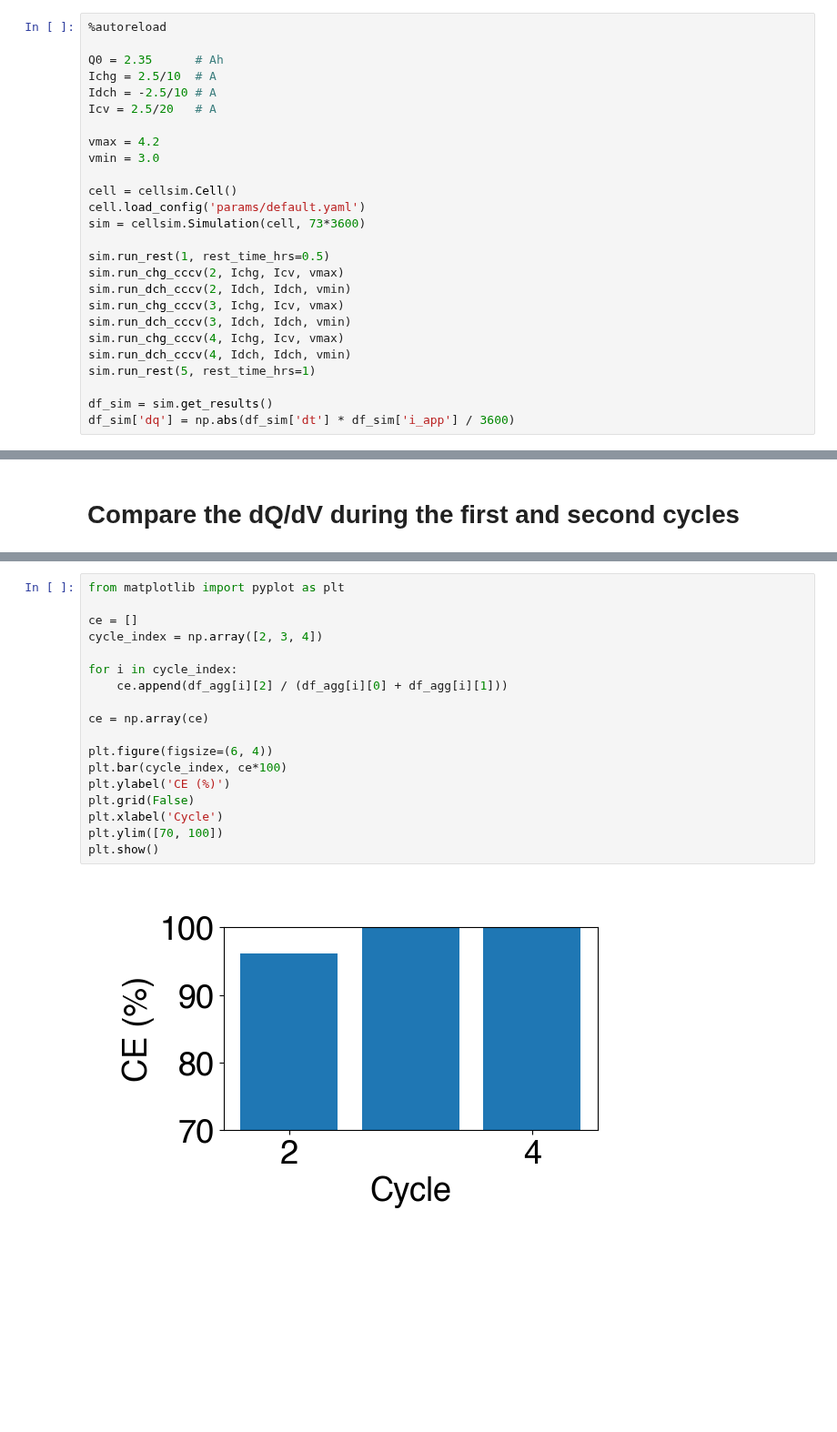
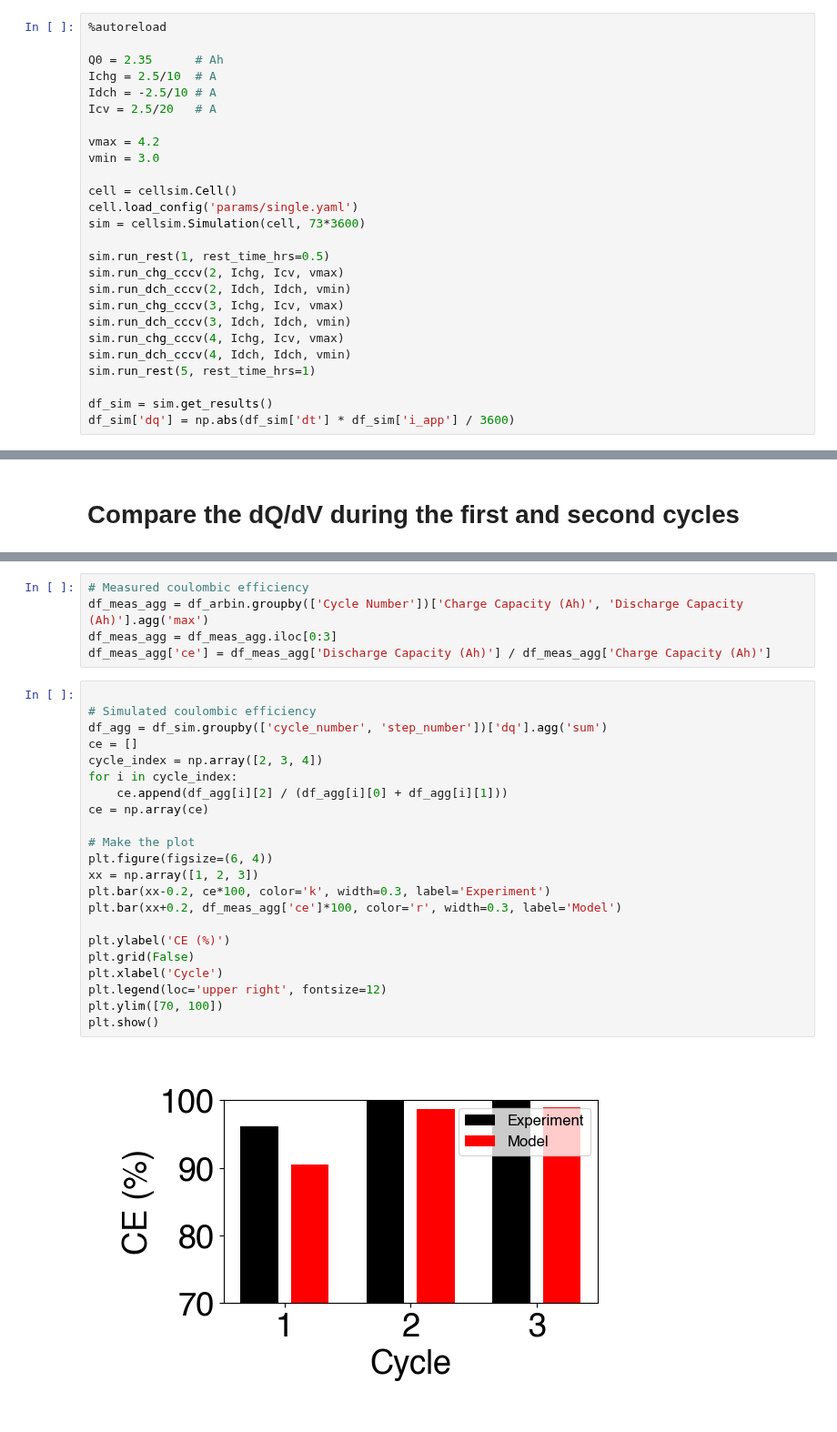
Before and after one commit to wengandrew/formation-modeling, a Jupyter notebook: notebooks/2023_04_30_model_vs_measured.ipynb, the cells around one changed output, grey strips where cells are left out. Shown at 91% size. Cells and saved outputs as stored; diff of their text form; blank space fills up the shorter version.

Commit message:
WIP model vs actual

```diff
--- a/notebooks/2023_04_30_model_vs_measured.ipynb
+++ b/notebooks/2023_04_30_model_vs_measured.ipynb
@@ -168,7 +165,7 @@ vmax = 4.2
 vmin = 3.0
 
 cell = cellsim.Cell()
-cell.load_config('params/default.yaml')
+cell.load_config('params/single.yaml')
 sim = cellsim.Simulation(cell, 73*3600)
 
 sim.run_rest(1, rest_time_hrs=0.5)
@@ -304,23 +322,32 @@ Name: dq, dtype: float64
+# %%
+# Measured coulombic efficiency
+df_meas_agg = df_arbin.groupby(['Cycle Number'])['Charge Capacity (Ah)', 'Discharge Capacity (Ah)'].agg('max')
+df_meas_agg = df_meas_agg.iloc[0:3]
+df_meas_agg['ce'] = df_meas_agg['Discharge Capacity (Ah)'] / df_meas_agg['Charge Capacity (Ah)']
 # %%
-from matplotlib import pyplot as plt
 
+# Simulated coulombic efficiency
+df_agg = df_sim.groupby(['cycle_number', 'step_number'])['dq'].agg('sum')
 ce = []
 cycle_index = np.array([2, 3, 4])
-
 for i in cycle_index:
     ce.append(df_agg[i][2] / (df_agg[i][0] + df_agg[i][1]))
-
 ce = np.array(ce)
 
+# Make the plot
 plt.figure(figsize=(6, 4))
-plt.bar(cycle_index, ce*100)
+xx = np.array([1, 2, 3])
+plt.bar(xx-0.2, ce*100, color='k', width=0.3, label='Experiment')
+plt.bar(xx+0.2, df_meas_agg['ce']*100, color='r', width=0.3, label='Model')
+
 plt.ylabel('CE (%)')
 plt.grid(False)
 plt.xlabel('Cycle')
+plt.legend(loc='upper right', fontsize=12)
 plt.ylim([70, 100])
 plt.show()
 # %% [output]
-[figure, old version]
+[figure, new version]
 # %%
 fh, (ax0, ax1) = plt.subplots(nrows=1, ncols=2, figsize=(14, 7))
 
```
Also changed, not shown: parts of 11 cells of this notebook, 3 other files.
